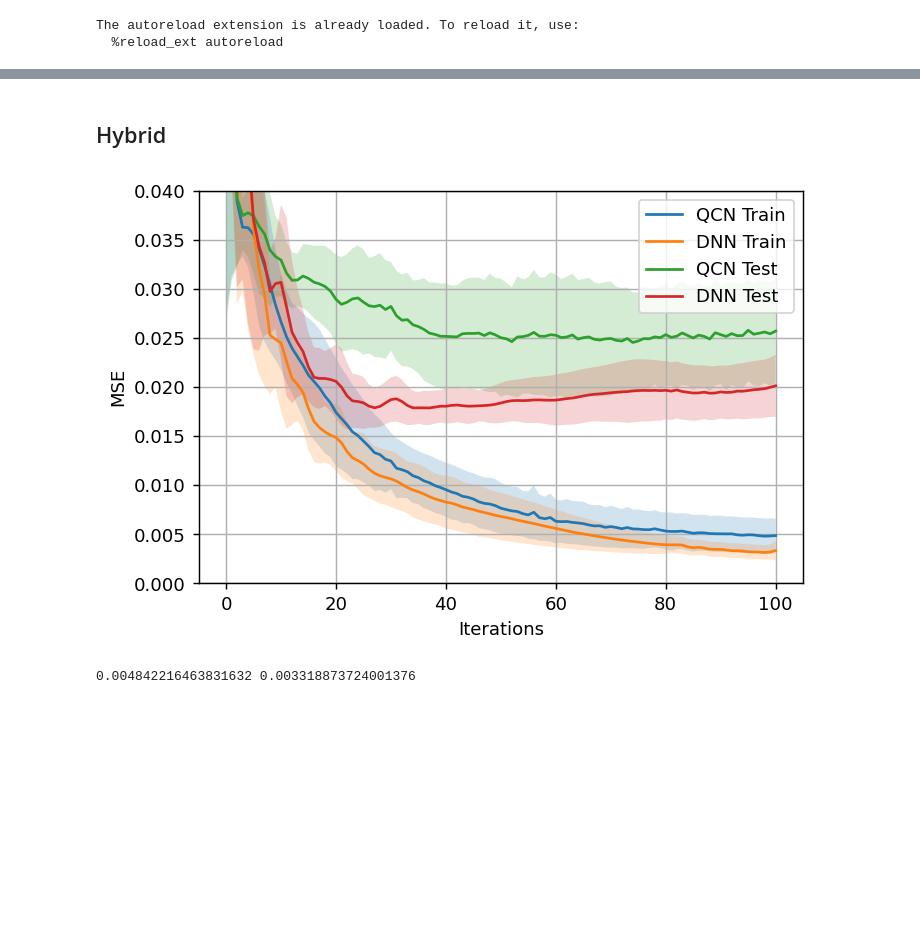
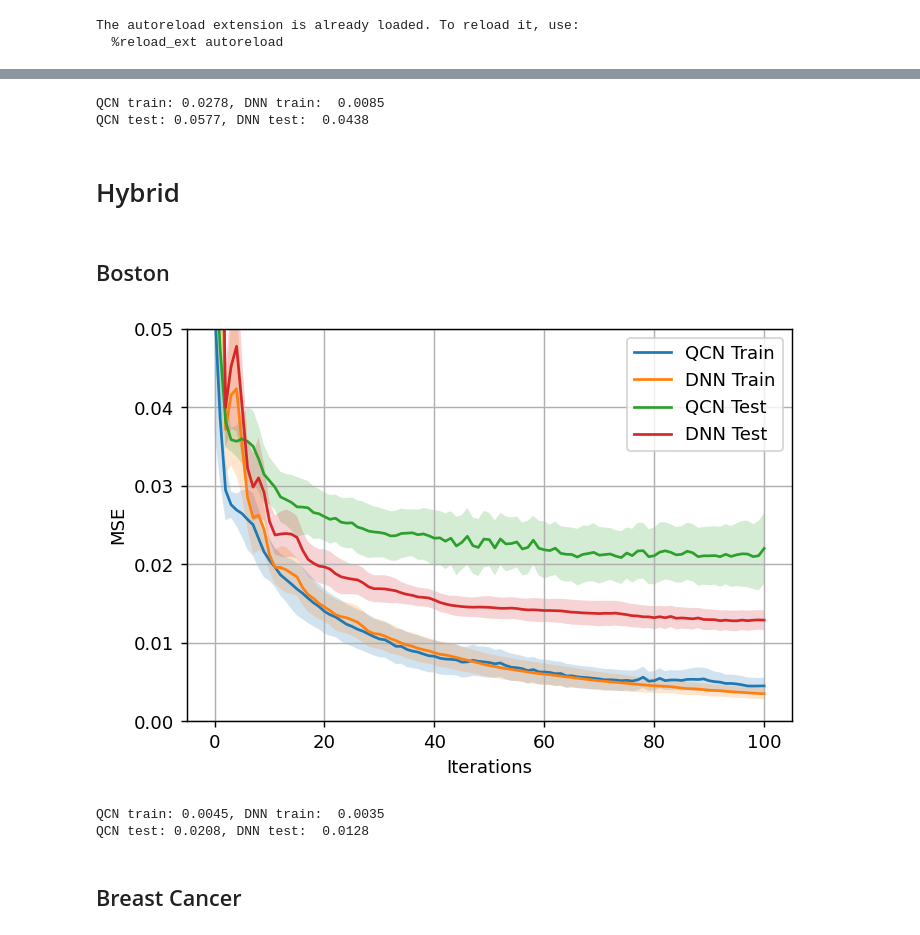
Before and after one commit to KristianWold/Master-Thesis, a Jupyter notebook: notebooks/analysis/Real Data, Analysis.ipynb, the cells around one changed output, grey strips where cells are left out. Saved outputs shown, nothing was run; the diff lists cells and outputs as text; code cells hidden in the pictures; blank space fills up the shorter version.

Commit message:
Generate loss curve for real data

```diff
--- a/notebooks/analysis/Real Data, Analysis.ipynb
+++ b/notebooks/analysis/Real Data, Analysis.ipynb
@@ -68,50 +122,62 @@ fig.savefig(image_path("Boston_PCA.pdf"), bbox_inches='tight')
+# %%
+print(f"QCN train: {np.min(avg1):.4f}, DNN train:  {np.min(avg2):.4f}")
+print(f"QCN test: {np.min(avg3):.4f}, DNN test:  {np.min(avg4):.4f}")
+# %% [output]
+QCN train: 0.0278, DNN train:  0.0085
+QCN test: 0.0577, DNN test:  0.0438
 # %% [markdown]
-## Hybrid
+# Hybrid
+# %% [markdown]
+## Boston
 # %%
 qcn_list = loader(data_path("boston_hybrid"))
 dnn_list = loader(data_path("boston_dnn_full"))
 # %%
 loss1 = np.array([qcn.loss for qcn in qcn_list])
-std1 = np.std(loss1, axis=0)
+std1 = np.std(loss1, axis=0)/2
 avg1 = np.mean(loss1, axis=0)
 
 loss2 = np.array([dnn.loss for dnn in dnn_list])
-std2 = np.std(loss2, axis=0)
+std2 = np.std(loss2, axis=0)/2
 avg2 = np.mean(loss2, axis=0)
 
 loss3 = np.array([qcn.loss_test for qcn in qcn_list])
-std3 = np.std(loss3, axis=0)
+std3 = np.std(loss3, axis=0)/2
 avg3 = np.mean(loss3, axis=0)
 
 loss4 = np.array([dnn.loss_test for dnn in dnn_list])
-std4 = np.std(loss4, axis=0)
+std4 = np.std(loss4, axis=0)/2
 avg4 = np.mean(loss4, axis=0)
 # %%
 alpha = 0.2
 epochs = list(range(101))
 
 fig=plt.figure(figsize=(6,4), dpi=130, facecolor='w', edgecolor='k')
 
 plt.fill_between(epochs, avg1 - std1, avg1 + std1, alpha=alpha)
 plt.fill_between(epochs, avg2 - std2, avg2 + std2, alpha=alpha)
 plt.fill_between(epochs, avg3 - std3, avg3 + std3, alpha=alpha)
 plt.fill_between(epochs, avg4 - std4, avg4 + std4, alpha=alpha)
 plt.plot(epochs, avg1)
 plt.plot(epochs, avg2)
 plt.plot(epochs, avg3)
 plt.plot(epochs, avg4)
 
 plt.xlabel("Iterations")
 plt.ylabel("MSE")
 plt.legend(["QCN Train", "DNN Train", "QCN Test", "DNN Test"])
 plt.grid()
-plt.ylim([0, 0.04])
+plt.ylim([0, 0.05])
 plt.show()
 
 fig.savefig(image_path("Boston_Hybrid.pdf"), bbox_inches='tight')
 # %% [output]
-[figure, old version]
+[figure, new version]
-# %%
-print(avg1[-1], avg2[-1])
-# %% [output]
-0.004842216463831632 0.003318873724001376
+# %%
+print(f"QCN train: {np.min(avg1):.4f}, DNN train:  {np.min(avg2):.4f}")
+print(f"QCN test: {np.min(avg3):.4f}, DNN test:  {np.min(avg4):.4f}")
+# %% [output]
+QCN train: 0.0045, DNN train:  0.0035
+QCN test: 0.0208, DNN test:  0.0128
+# %% [markdown]
+## Breast Cancer
```
Also changed, not shown: parts of 13 cells of this notebook, 14 other files.
